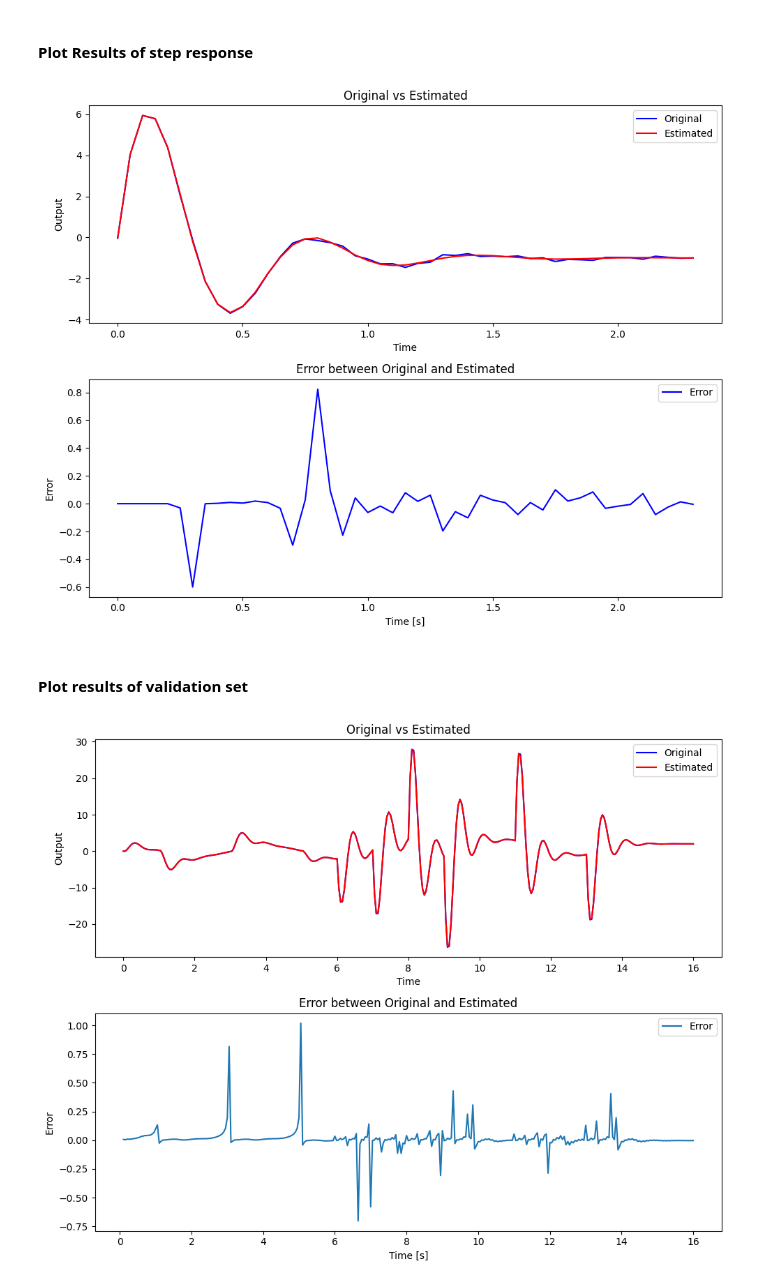
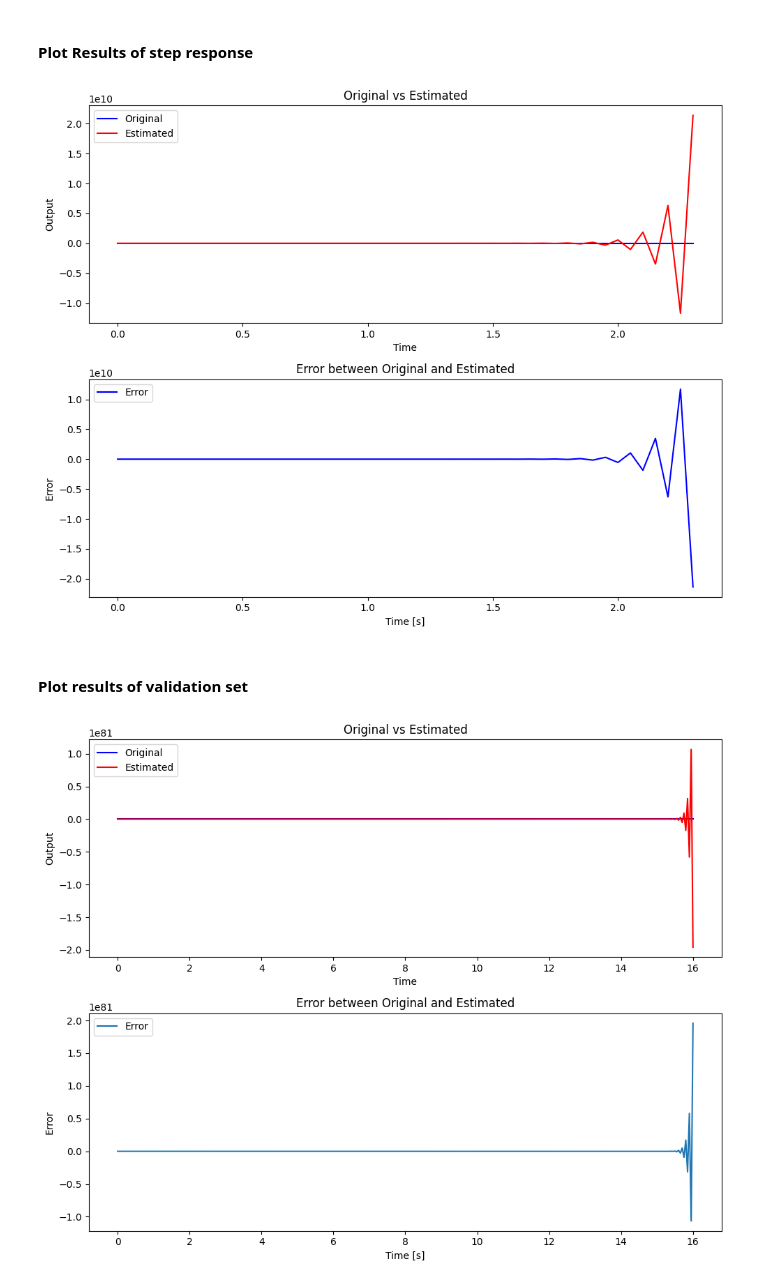
Before and after one commit to MatzeLopi/KIT-2243070, a Jupyter notebook: Exercises/ex1.ipynb, the cells around one changed output. Drawn from its saved outputs; the diff is of its cells as text; code cells hidden in the pictures.

```diff
--- a/Exercises/ex1.ipynb
+++ b/Exercises/ex1.ipynb
@@ -13,8 +13,8 @@ from control.matlab import tf, step, lsim
 # %% [markdown]
 #### Loading Matlab data
 # %%
-mat_1 = scipy.io.loadmat("/home/matthias/Downloads/ex1_lsq_eqnerror_data2_step.mat")
-mat_2 = scipy.io.loadmat("/home/matthias/Downloads/ex1_lsq_eqnerror_data1_step.mat")
+mat_1 = scipy.io.loadmat("/home/matthias/WS_all/dbm/raw/ex1_handout/ex1_lsq_eqnerror_data2_step.mat")
+mat_2 = scipy.io.loadmat("/home/matthias/WS_all/dbm/raw/ex1_handout/ex1_lsq_eqnerror_data1_step.mat")
 
 for k in mat_1.keys():
     print(k)
@@ -71,8 +71,8 @@ plt.show()
 # %%
 # Constants
 Ts = 0.05
-NA = 5
-NB = 5
+NA = 4
+NB = 4
 # %% [markdown]
 #### Creation of Model
 # %%
@@ -126,6 +124,5 @@ array([ 0.40774737,  0.22224497, -0.20538546,  0.2394695 , -0.38447979,
 # %%
-
-Gest = tf(p_hat[NA:], [1] + [-p_hat[i] for i in range(NB)], Ts)
+Gest = tf(p_hat[NA:], [1] + [-e for e  in p_hat[:NA]], Ts)
 
 y_test, test = step(Gest, T=t)
 y_out, _, x_out = lsim(Gest, u2, T=t2)
@@ -141,7 +138,7 @@ ax[0].set_xlabel('Time')
 ax[0].set_ylabel('Output')
 ax[0].set_title('Original vs Estimated')
 
-ax[1].plot(t, (y - y_test)/y, 'b-', label='Error')
+ax[1].plot(t, (y - y_test), 'b-', label='Error')
 ax[1].legend()
 ax[1].set_xlabel('Time [s]')
 ax[1].set_ylabel('Error')
@@ -149,26 +146,26 @@ ax[1].set_title('Error between Original and Estimated')
 plt.tight_layout()
 plt.show()
 # %% [output]
-[figure, old version]
+[figure, new version]
 # %% [markdown]
 #### Plot results of validation set
 # %%
 fig, axs = plt.subplots(2, 1, figsize=(10, 8))
 
 axs[0].plot(t2, y2, 'b-', label='Original')
 axs[0].plot(t2, y_out, 'r-', label='Estimated')
 axs[0].legend()
 axs[0].set_xlabel('Time')
 axs[0].set_ylabel('Output')
 axs[0].set_title('Original vs Estimated')
 
-axs[1].plot(t2, (y2 - y_out)/y2, label="Error")
+axs[1].plot(t2, (y2 - y_out), label="Error")
 axs[1].legend()
 axs[1].set_xlabel('Time [s]')
 axs[1].set_ylabel('Error')
 axs[1].set_title('Error between Original and Estimated')
 
 plt.tight_layout()
 plt.show()
 # %% [output]
-[figure, old version]
+[figure, new version]
```
Also changed, not shown: parts of 2 cells of this notebook, 2 other files.
